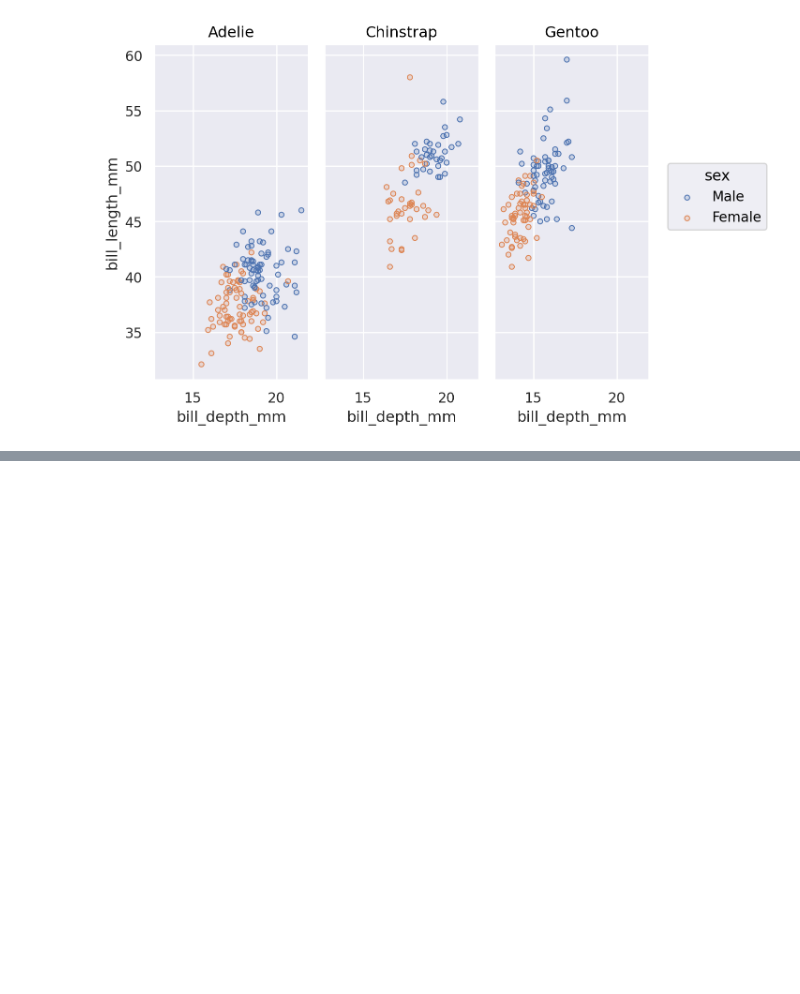
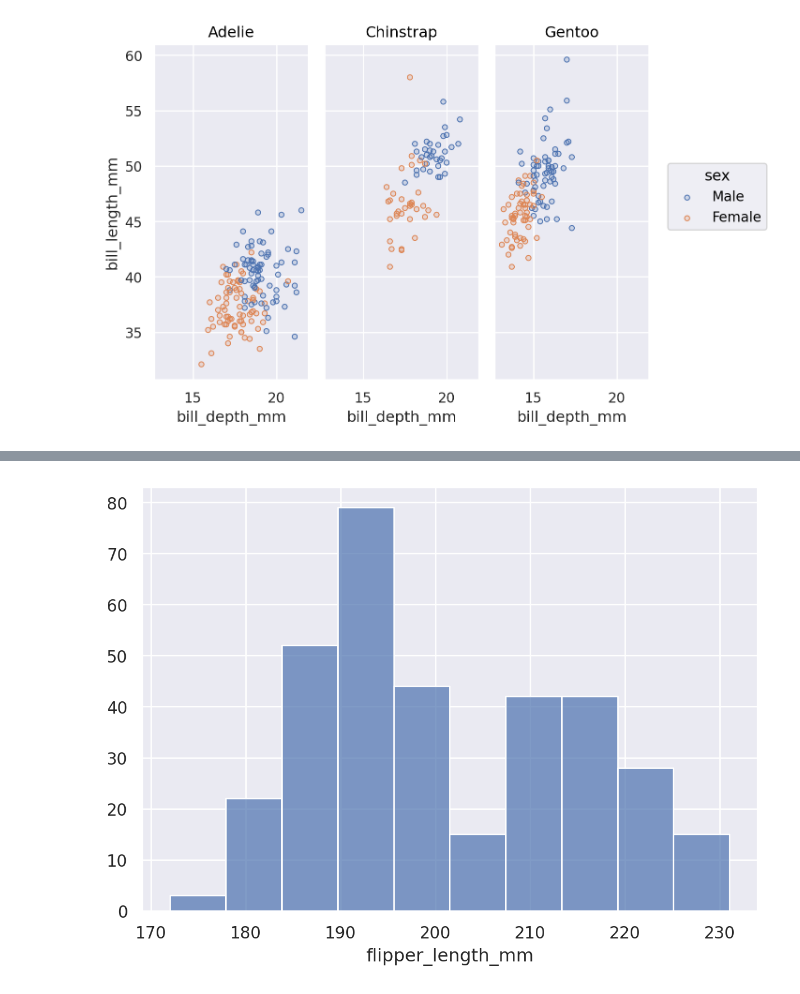
Before and after one commit to The-Synthetica/LimonAsesino, a Jupyter notebook: Practica3.ipynb, the cells around one changed output, grey strips where cells are left out. Cells and saved outputs as stored; diff of their text form; code cells hidden in the pictures; blank space fills up the shorter version.

```diff
--- a/Practica3.ipynb
+++ b/Practica3.ipynb
@@ -133,0 +153,9 @@ dtype: int64
+# %%
+# 7
+
+(
+    so.Plot( data= penguins, x="flipper_length_mm")
+    .add(so.Bars(), so.Hist())
+)
+# %% [output]
+[figure, added]
```
Also changed, not shown: parts of 6 cells of this notebook.
